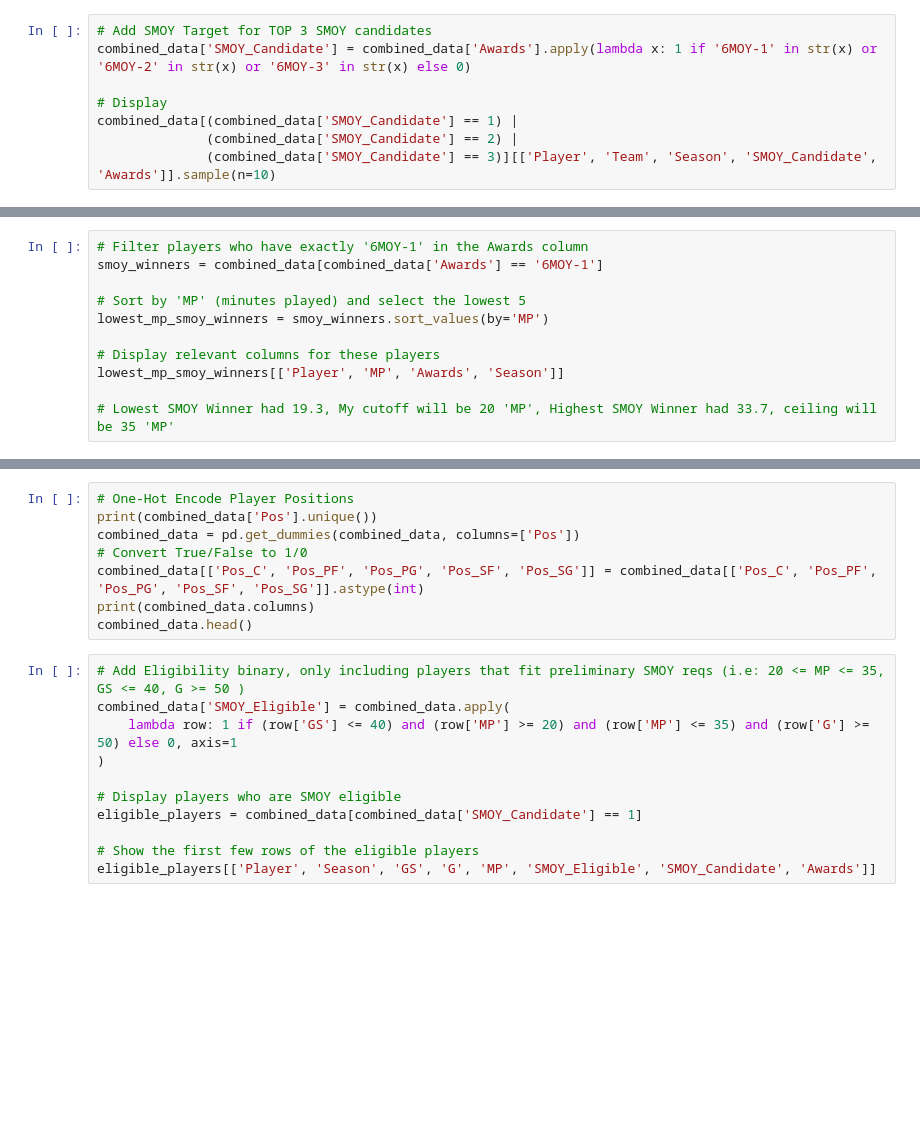
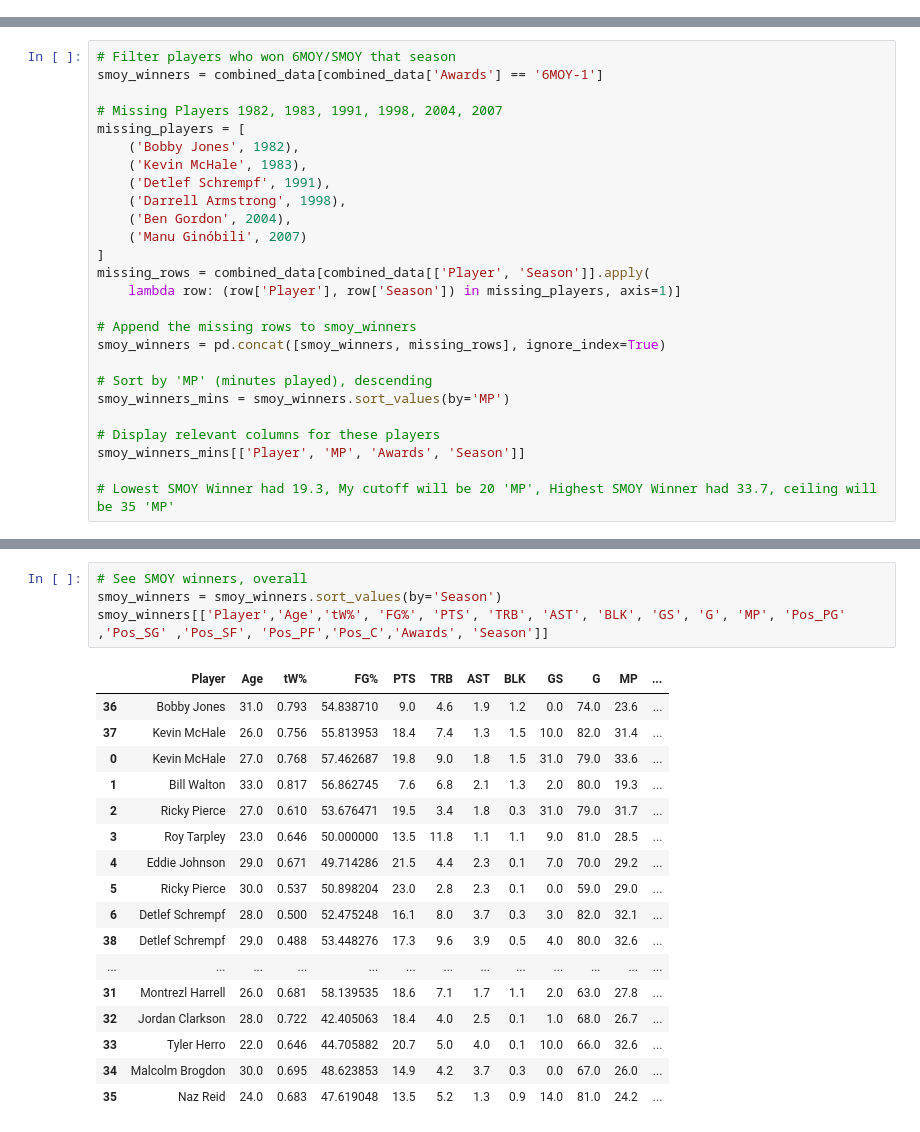
Before and after one commit to Alexon-Abreu/NBA-Data-Mining-Project, a Jupyter notebook: notebooks/smoy_preprocessing.ipynb, the cells around one changed output, grey strips where cells are left out. Saved outputs shown, nothing was run; the diff lists cells and outputs as text; blank space fills up the shorter version.

```diff
--- a/notebooks/smoy_preprocessing.ipynb
+++ b/notebooks/smoy_preprocessing.ipynb
@@ -26,8 +18,0 @@ combined_data # Test successful load
-# %%
-# Add SMOY Target for TOP 3 SMOY candidates
-combined_data['SMOY_Candidate'] = combined_data['Awards'].apply(lambda x: 1 if '6MOY-1' in str(x) or '6MOY-2' in str(x) or '6MOY-3' in str(x) else 0)
-
-# Display
-combined_data[(combined_data['SMOY_Candidate'] == 1) |
-              (combined_data['SMOY_Candidate'] == 2) |
-              (combined_data['SMOY_Candidate'] == 3)][['Player', 'Team', 'Season', 'SMOY_Candidate', 'Awards']].sample(n=10)
@@ -46,11 +44,26 @@ combined_data[(combined_data['SMOY_Candidate'] == 1) |
 # %%
-# Filter players who have exactly '6MOY-1' in the Awards column
+# Filter players who won 6MOY/SMOY that season
 smoy_winners = combined_data[combined_data['Awards'] == '6MOY-1']
 
-# Sort by 'MP' (minutes played) and select the lowest 5
-lowest_mp_smoy_winners = smoy_winners.sort_values(by='MP')
+# Missing Players 1982, 1983, 1991, 1998, 2004, 2007
+missing_players = [
+    ('Bobby Jones', 1982),
+    ('Kevin McHale', 1983),
+    ('Detlef Schrempf', 1991),
+    ('Darrell Armstrong', 1998),
+    ('Ben Gordon', 2004),
+    ('Manu Ginóbili', 2007)
+]
+missing_rows = combined_data[combined_data[['Player', 'Season']].apply(
+    lambda row: (row['Player'], row['Season']) in missing_players, axis=1)]
+
+# Append the missing rows to smoy_winners
+smoy_winners = pd.concat([smoy_winners, missing_rows], ignore_index=True)
+
+# Sort by 'MP' (minutes played), descending
+smoy_winners_mins = smoy_winners.sort_values(by='MP')
 
 # Display relevant columns for these players
-lowest_mp_smoy_winners[['Player', 'MP', 'Awards', 'Season']]
+smoy_winners_mins[['Player', 'MP', 'Awards', 'Season']]
 
 # Lowest SMOY Winner had 19.3, My cutoff will be 20 'MP', Highest SMOY Winner had 33.7, ceiling will be 35 'MP'
@@ -79,19 +140,22 @@ top_gs_smoy_players
-# %%
-# One-Hot Encode Player Positions
-print(combined_data['Pos'].unique())
-combined_data = pd.get_dummies(combined_data, columns=['Pos'])
-# Convert True/False to 1/0
-combined_data[['Pos_C', 'Pos_PF', 'Pos_PG', 'Pos_SF', 'Pos_SG']] = combined_data[['Pos_C', 'Pos_PF', 'Pos_PG', 'Pos_SF', 'Pos_SG']].astype(int)
-print(combined_data.columns)
-combined_data.head()
-# %%
-# Add Eligibility binary, only including players that fit preliminary SMOY reqs (i.e: 20 <= MP <= 35, GS <= 40, G >= 50 )
-combined_data['SMOY_Eligible'] = combined_data.apply(
-    lambda row: 1 if (row['GS'] <= 40) and (row['MP'] >= 20) and (row['MP'] <= 35) and (row['G'] >= 50) else 0, axis=1
-)
-
-# Display players who are SMOY eligible
-eligible_players = combined_data[combined_data['SMOY_Candidate'] == 1]
-
-# Show the first few rows of the eligible players
-eligible_players[['Player', 'Season', 'GS', 'G', 'MP', 'SMOY_Eligible', 'SMOY_Candidate', 'Awards']]
+# %%
+# See SMOY winners, overall
+smoy_winners = smoy_winners.sort_values(by='Season')
+smoy_winners[['Player','Age','tW%', 'FG%', 'PTS', 'TRB', 'AST', 'BLK', 'GS', 'G', 'MP', 'Pos_PG' ,'Pos_SG' ,'Pos_SF', 'Pos_PF','Pos_C','Awards', 'Season']]
+# %% [output]
+|  | Player | Age | tW% | FG% | PTS | TRB | AST | BLK | GS | G | MP | ... |
+| 36 | Bobby Jones | 31.0 | 0.793 | 54.838710 | 9.0 | 4.6 | 1.9 | 1.2 | 0.0 | 74.0 | 23.6 | ... |
+| 37 | Kevin McHale | 26.0 | 0.756 | 55.813953 | 18.4 | 7.4 | 1.3 | 1.5 | 10.0 | 82.0 | 31.4 | ... |
+| 0 | Kevin McHale | 27.0 | 0.768 | 57.462687 | 19.8 | 9.0 | 1.8 | 1.5 | 31.0 | 79.0 | 33.6 | ... |
+| 1 | Bill Walton | 33.0 | 0.817 | 56.862745 | 7.6 | 6.8 | 2.1 | 1.3 | 2.0 | 80.0 | 19.3 | ... |
+| 2 | Ricky Pierce | 27.0 | 0.610 | 53.676471 | 19.5 | 3.4 | 1.8 | 0.3 | 31.0 | 79.0 | 31.7 | ... |
+| 3 | Roy Tarpley | 23.0 | 0.646 | 50.000000 | 13.5 | 11.8 | 1.1 | 1.1 | 9.0 | 81.0 | 28.5 | ... |
+| 4 | Eddie Johnson | 29.0 | 0.671 | 49.714286 | 21.5 | 4.4 | 2.3 | 0.1 | 7.0 | 70.0 | 29.2 | ... |
+| 5 | Ricky Pierce | 30.0 | 0.537 | 50.898204 | 23.0 | 2.8 | 2.3 | 0.1 | 0.0 | 59.0 | 29.0 | ... |
+| 6 | Detlef Schrempf | 28.0 | 0.500 | 52.475248 | 16.1 | 8.0 | 3.7 | 0.3 | 3.0 | 82.0 | 32.1 | ... |
+| 38 | Detlef Schrempf | 29.0 | 0.488 | 53.448276 | 17.3 | 9.6 | 3.9 | 0.5 | 4.0 | 80.0 | 32.6 | ... |
+| ... | ... | ... | ... | ... | ... | ... | ... | ... | ... | ... | ... | ... |
+| 31 | Montrezl Harrell | 26.0 | 0.681 | 58.139535 | 18.6 | 7.1 | 1.7 | 1.1 | 2.0 | 63.0 | 27.8 | ... |
+| 32 | Jordan Clarkson | 28.0 | 0.722 | 42.405063 | 18.4 | 4.0 | 2.5 | 0.1 | 1.0 | 68.0 | 26.7 | ... |
+| 33 | Tyler Herro | 22.0 | 0.646 | 44.705882 | 20.7 | 5.0 | 4.0 | 0.1 | 10.0 | 66.0 | 32.6 | ... |
+| 34 | Malcolm Brogdon | 30.0 | 0.695 | 48.623853 | 14.9 | 4.2 | 3.7 | 0.3 | 0.0 | 67.0 | 26.0 | ... |
+| 35 | Naz Reid | 24.0 | 0.683 | 47.619048 | 13.5 | 5.2 | 1.3 | 0.9 | 14.0 | 81.0 | 24.2 | ... |
```
Also changed, not shown: parts of 8 cells of this notebook, 3 other files.
